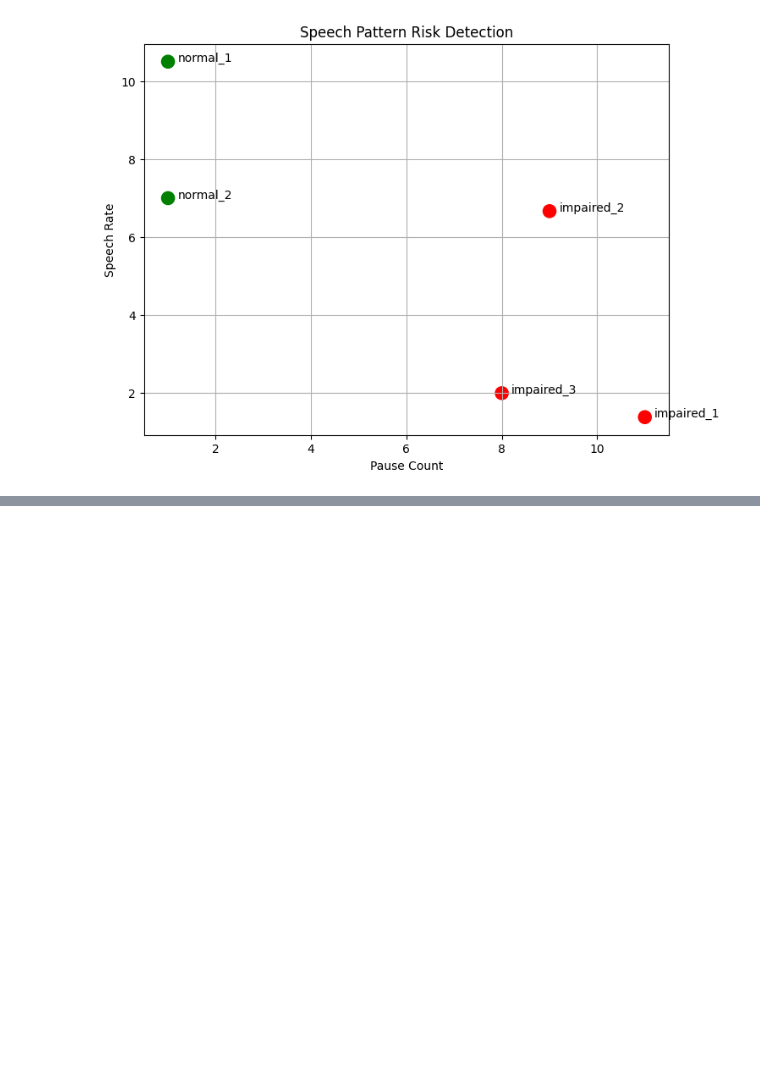
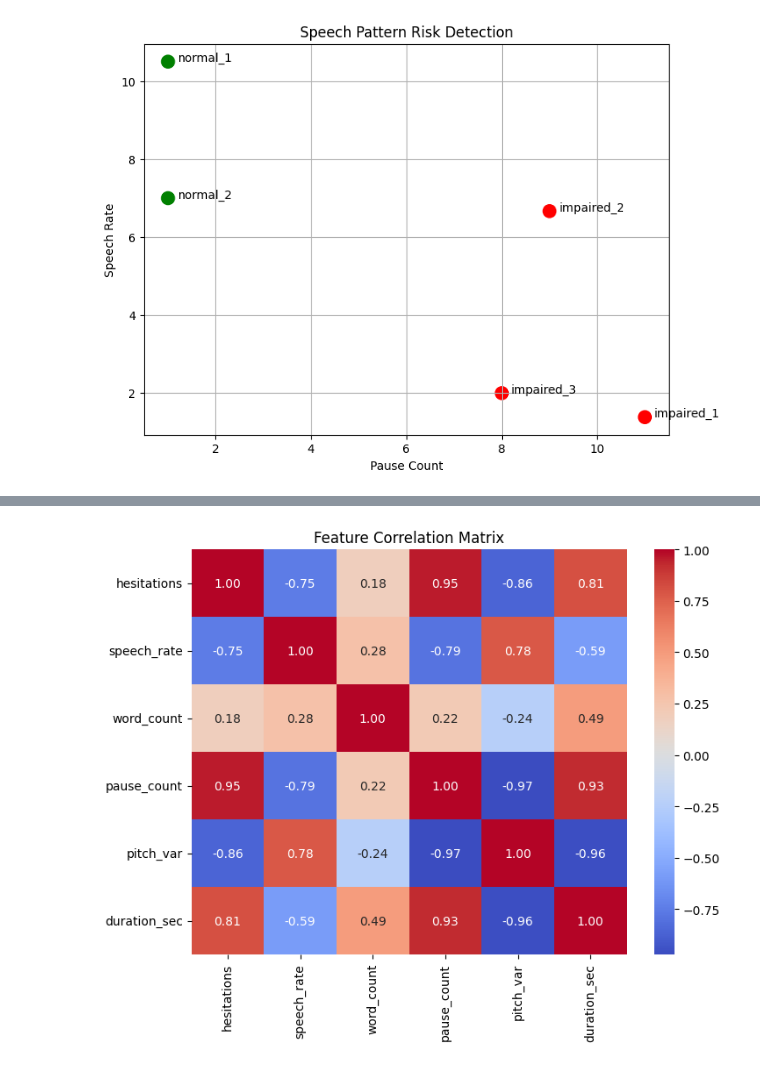
Before and after one commit to ks2197/MemoTag, a Jupyter notebook: Memo_tag.ipynb, the cells around one changed output, grey strips where cells are left out. Cells and saved outputs as stored; diff of their text form; code cells hidden in the pictures; blank space fills up the shorter version.

```diff
--- a/Memo_tag.ipynb
+++ b/Memo_tag.ipynb
@@ -142,0 +177,10 @@ plt.show()
+# %%
+import seaborn as sns
+
+plt.figure(figsize=(8,6))
+corr = df.drop(columns=['file', 'transcript', 'risk_label'], errors='ignore').corr()
+sns.heatmap(corr, annot=True, cmap='coolwarm', fmt=".2f")
+plt.title("Feature Correlation Matrix")
+plt.show()
+# %% [output]
+[figure, added]
```
Also changed, not shown: parts of 5 cells of this notebook.
